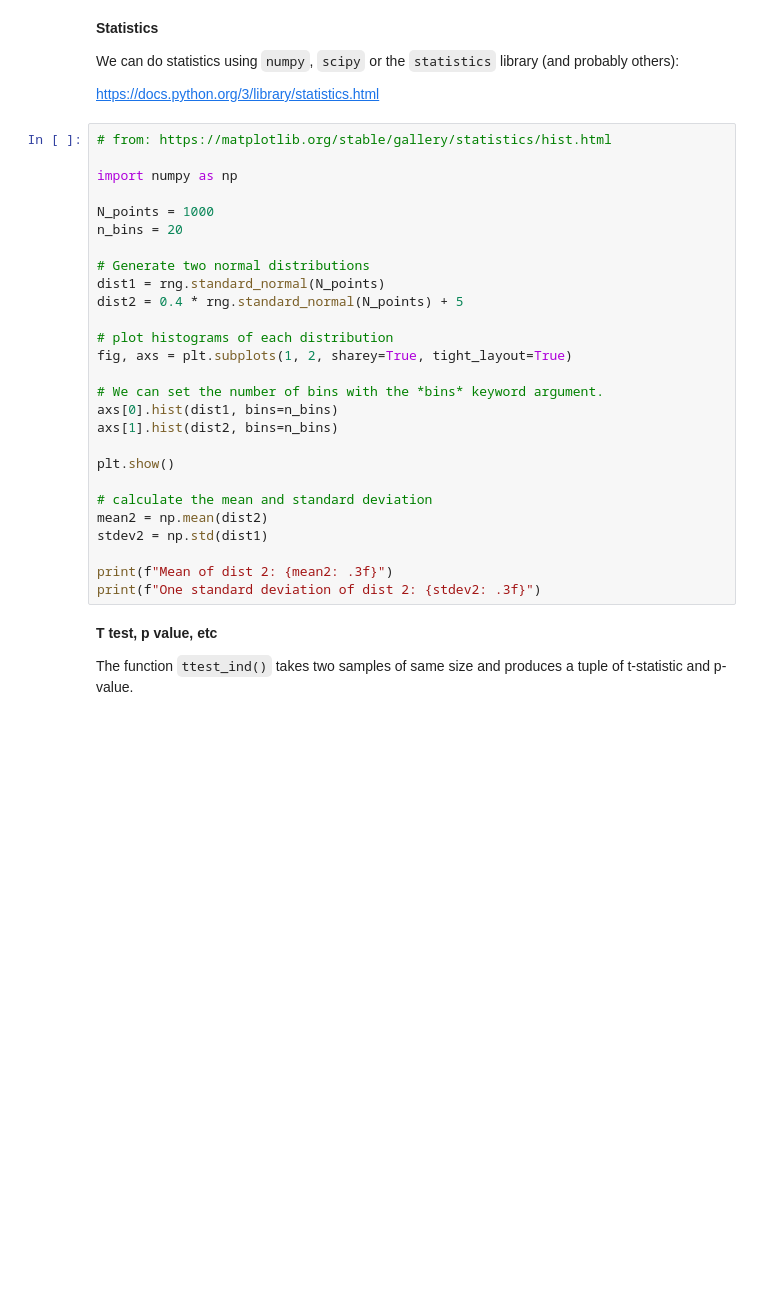
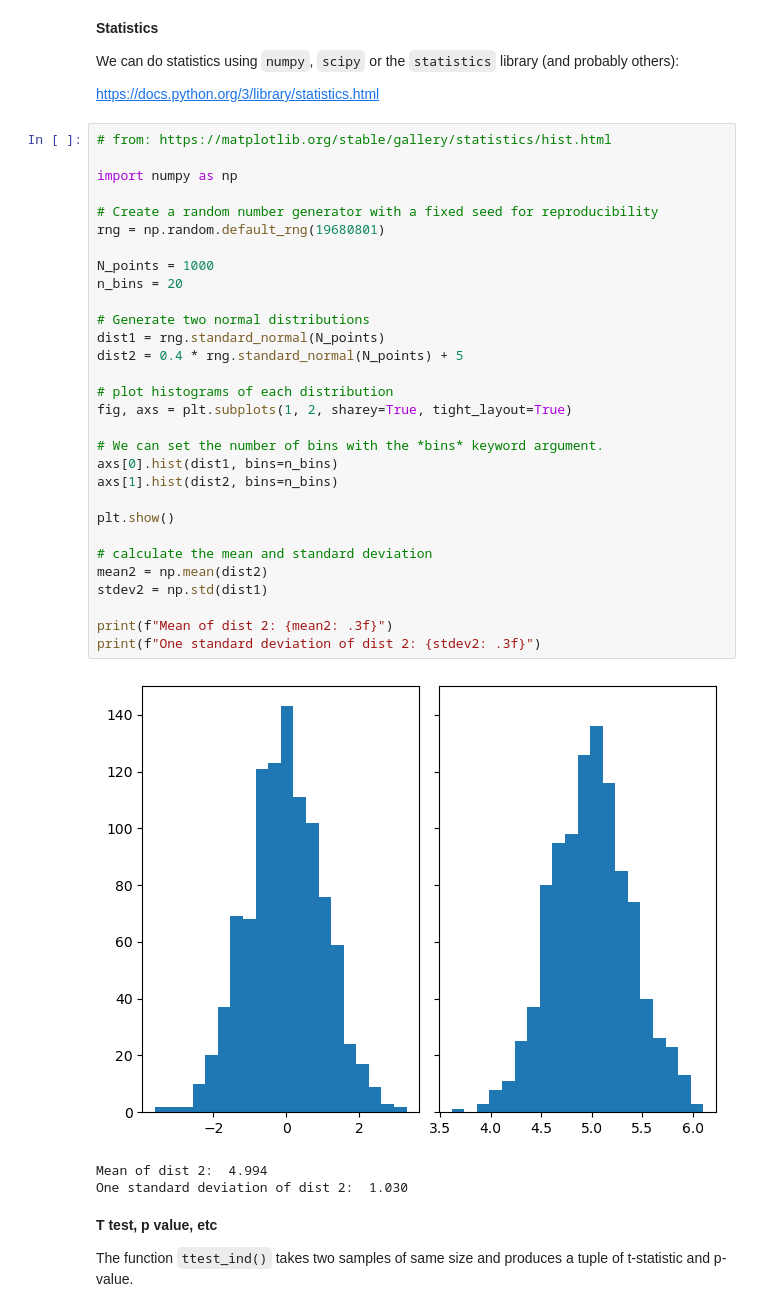
Before and after one commit to sammhay/training, a Jupyter notebook: Intro2.ipynb, the cells around one changed output. Cells and saved outputs as stored; diff of their text form; blank space fills up the shorter version.

```diff
--- a/Intro2.ipynb
+++ b/Intro2.ipynb
@@ -161,30 +205,37 @@ https://docs.python.org/3/library/statistics.html
 # %%
 # from: https://matplotlib.org/stable/gallery/statistics/hist.html
 
 import numpy as np
+
+# Create a random number generator with a fixed seed for reproducibility
+rng = np.random.default_rng(19680801)
 
 N_points = 1000
 n_bins = 20
 
 # Generate two normal distributions
 dist1 = rng.standard_normal(N_points)
 dist2 = 0.4 * rng.standard_normal(N_points) + 5
 
 # plot histograms of each distribution
 fig, axs = plt.subplots(1, 2, sharey=True, tight_layout=True)
 
 # We can set the number of bins with the *bins* keyword argument.
 axs[0].hist(dist1, bins=n_bins)
 axs[1].hist(dist2, bins=n_bins)
 
 plt.show()
 
 # calculate the mean and standard deviation
 mean2 = np.mean(dist2)
 stdev2 = np.std(dist1)
 
 print(f"Mean of dist 2: {mean2: .3f}")
 print(f"One standard deviation of dist 2: {stdev2: .3f}")
+# %% [output]
+[figure, added]
+Mean of dist 2:  4.994
+One standard deviation of dist 2:  1.030
 # %% [markdown]
 **T test, p value, etc**
 
```
Also changed, not shown: parts of 10 cells of this notebook.
